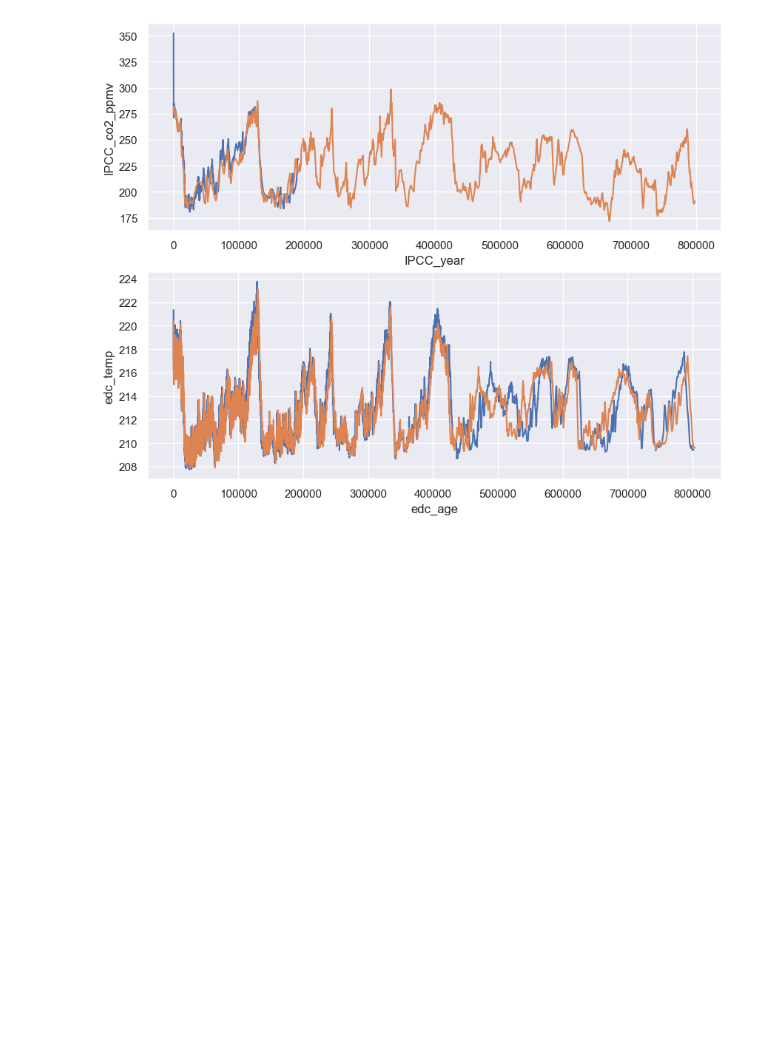
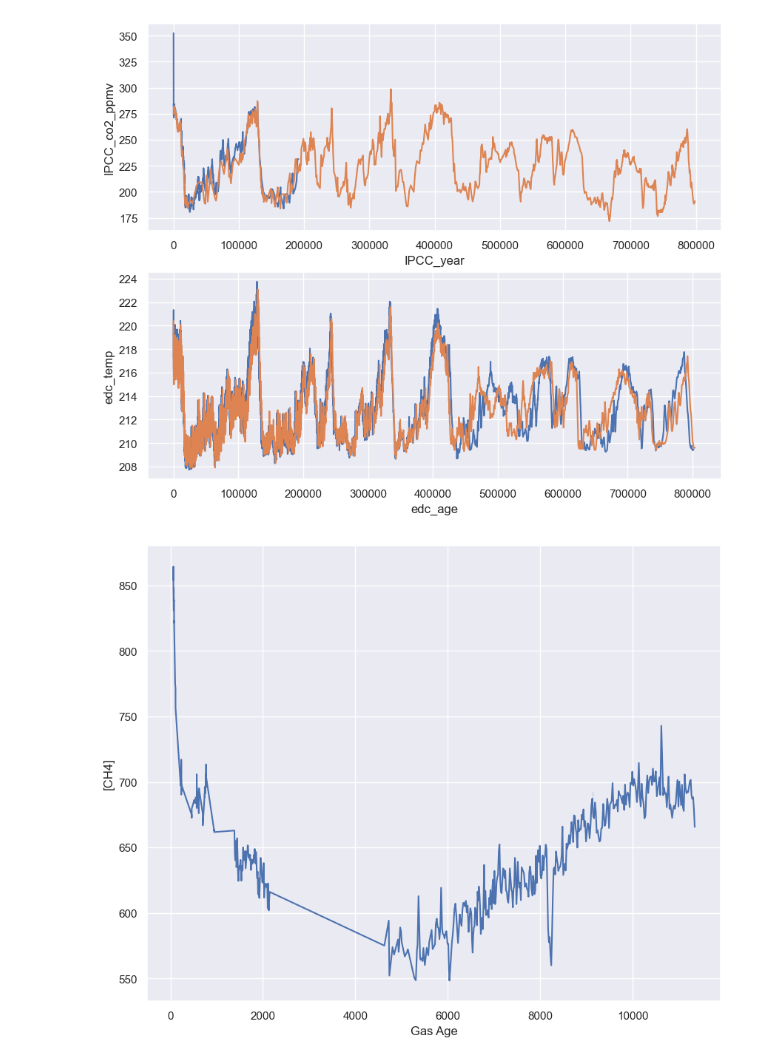
Before and after one commit to decvfox/PfDA_Project_2, a Jupyter notebook: project_2.ipynb, the cells around one changed output. Cells and saved outputs as stored; diff of their text form; code cells hidden in the pictures; blank space fills up the shorter version.

Commit message:
CH4 plots

```diff
--- a/project_2.ipynb
+++ b/project_2.ipynb
@@ -106,3 +106,9 @@ sns.lineplot(x = 'epica_age', y = 'epica_temp', data=df_temp, ax = ax2)
 plt.show()
 # %% [output]
 [figure]
+# %%
+df_ch4=pd.read_csv('data/csv_files/WDC06AHoloceneCH4Sowers.csv')
+sns.lineplot(x = 'Gas Age', y = '[CH4]', data=df_ch4)
+plt.show()
+# %% [output]
+[figure, added]
```
Also changed, not shown: parts of 3 cells of this notebook, 4 other files.
